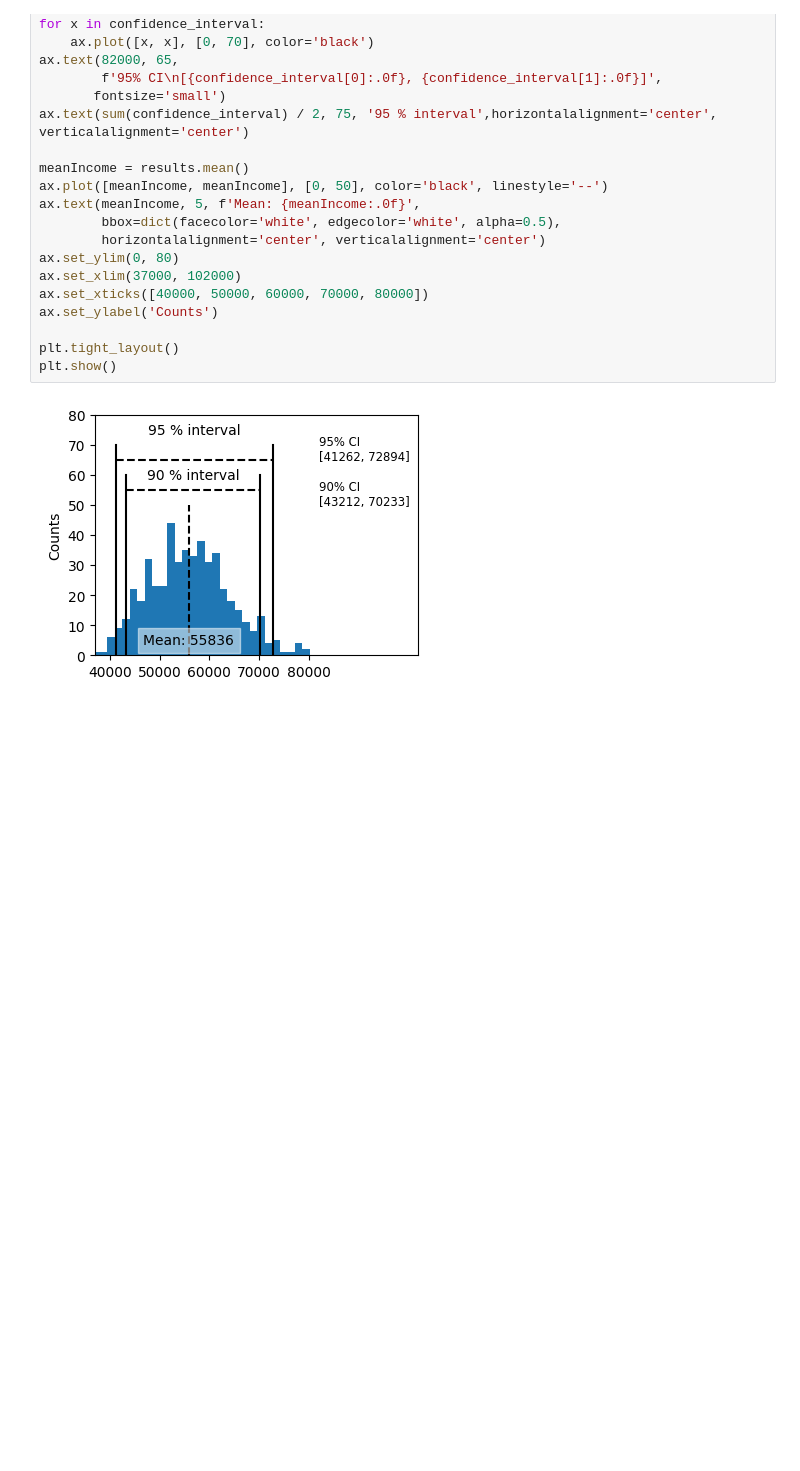
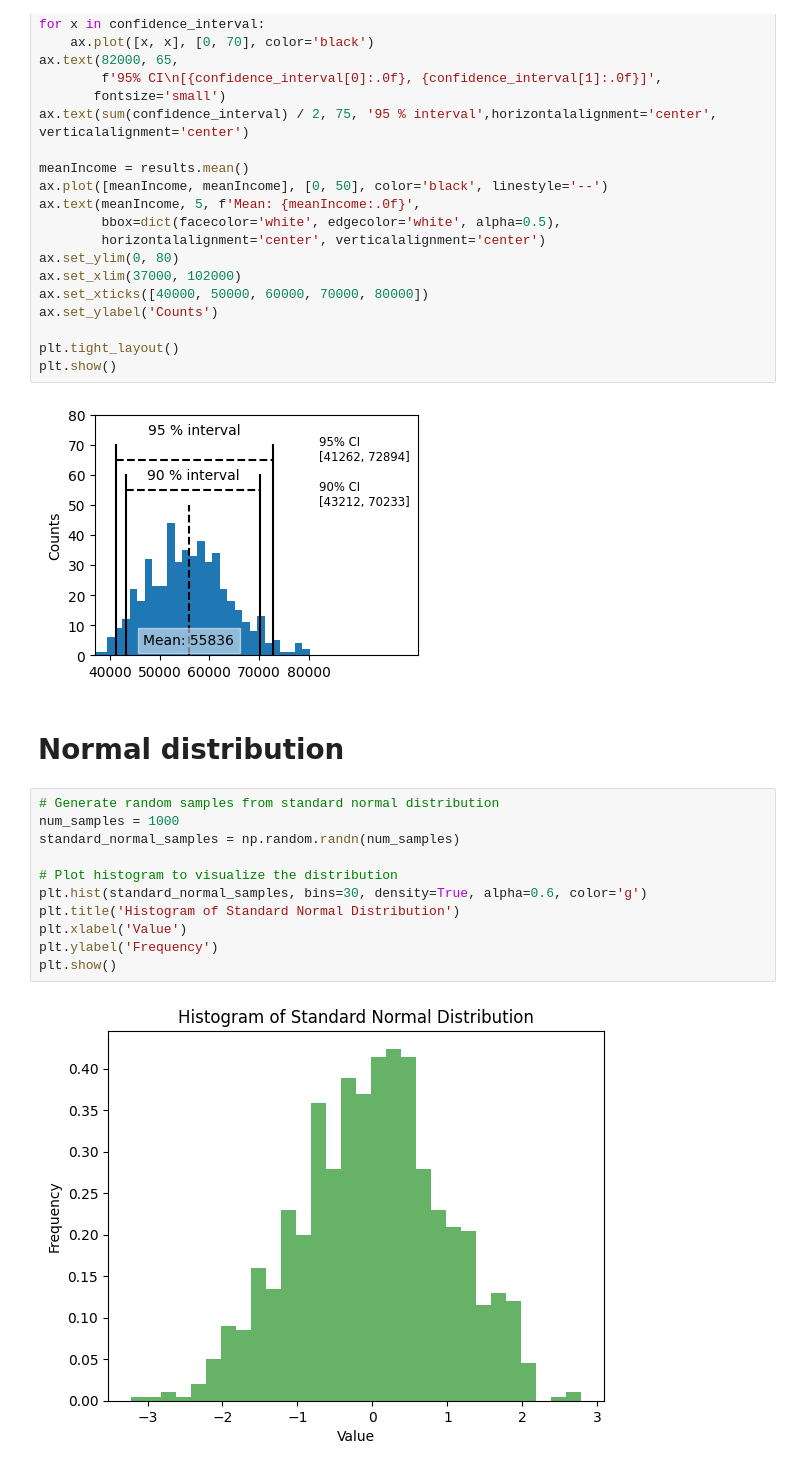
Before and after one commit to chandan-nagaraju/DS_learning, a Jupyter notebook: Notebooks/2.Data_and_sampling_distributions/Random_sampling.ipynb, the cells around one changed output. Saved outputs shown, nothing was run; the diff lists cells and outputs as text; blank space fills up the shorter version.

```diff
--- a/Notebooks/2.Data_and_sampling_distributions/Random_sampling.ipynb
+++ b/Notebooks/2.Data_and_sampling_distributions/Random_sampling.ipynb
@@ -156,3 +156,18 @@ plt.tight_layout()
 plt.show()
 # %% [output]
 [figure]
+# %% [markdown]
+# Normal distribution
+# %%
+# Generate random samples from standard normal distribution
+num_samples = 1000
+standard_normal_samples = np.random.randn(num_samples)
+
+# Plot histogram to visualize the distribution
+plt.hist(standard_normal_samples, bins=30, density=True, alpha=0.6, color='g')
+plt.title('Histogram of Standard Normal Distribution')
+plt.xlabel('Value')
+plt.ylabel('Frequency')
+plt.show()
+# %% [output]
+[figure, added]
```
Also changed, not shown: parts of 1 cell of this notebook.
